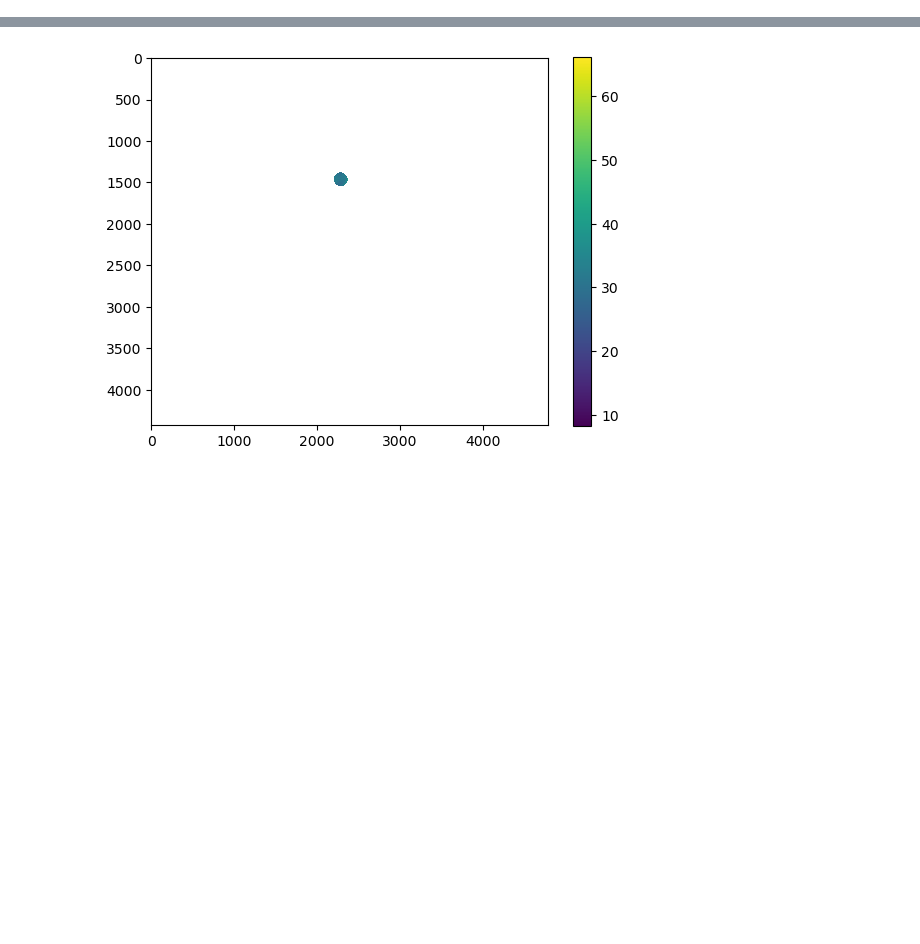
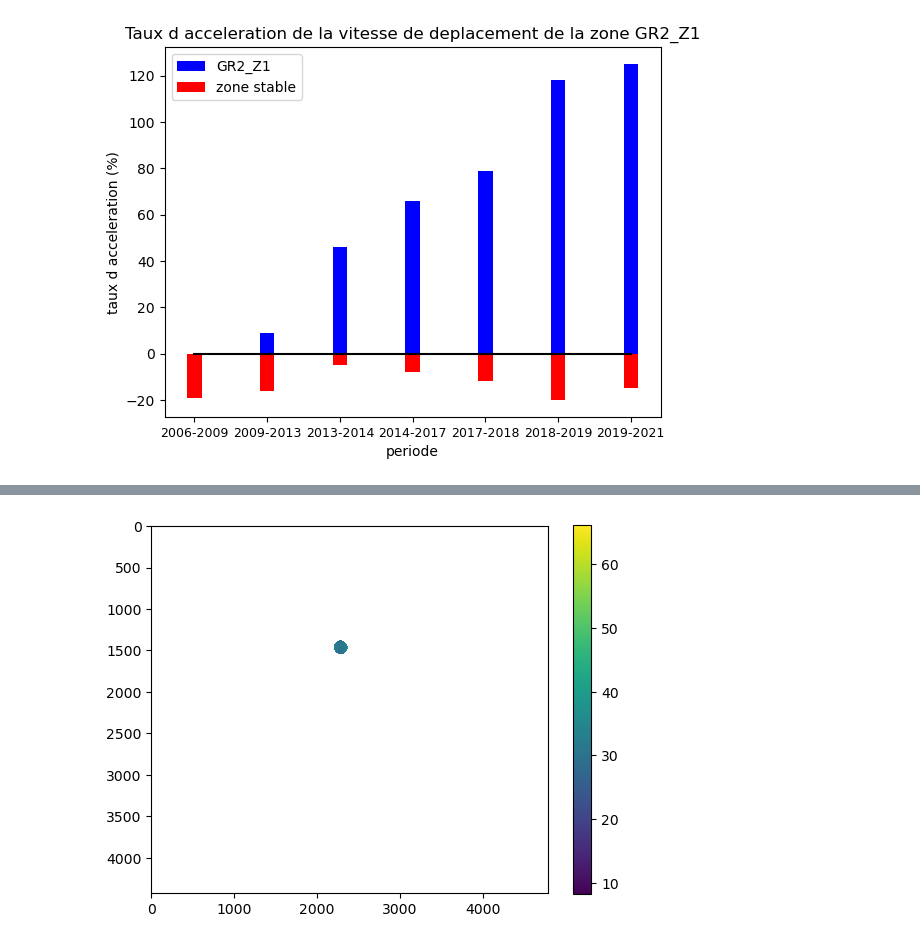
Before and after one commit to rgdyn-toolbox/GeoMultiCorr, a Jupyter notebook: src/manips_ronan.ipynb, the cells around one changed output, grey strips where cells are left out. Saved outputs shown, nothing was run; the diff lists cells and outputs as text; code cells hidden in the pictures; blank space fills up the shorter version.

Commit message:
1° ajout fonction séries temporelles multiples, pour superposer plusieurs vitesses de diff polygones 2° ajout fonction graphique de taux d'accel

```diff
--- a/src/manips_ronan.ipynb
+++ b/src/manips_ronan.ipynb
@@ -218,7 +141,6 @@ etude = gmc_project.GMC_Project('/home/gaiani/Documents/STAGE/mont-vallon')
 
 def recup_zone_etude(statut_zone, index_zone):
 
-    # Récupère layer zones d'extraction - contient des stables et des mouvantes
     xz = etude._xzones
 
    # Selectionne les zones au statut x(stables, mouvantes...) dans le layer d'extraction
@@ -228,6 +150,16 @@ def recup_zone_etude(statut_zone, index_zone):
     xz_etudiee = statut.iloc[index_zone]
 
     return xz_etudiee
+
+def visualisation(statut_zone) :
+    xz = etude._xzones
+    return(xz[xz.statut == str(statut_zone)])
+
+def recup_nom_poly(statut_zone, index_zone):
+    xz = etude._xzones
+    statut = xz[xz.statut == str(statut_zone)]
+
+    return(statut.iloc[index_zone].xz_id)
 
 def mask_raster_depl_par_corr(paire,elem, statut_zone, index_zone) :
 
@@ -358,7 +290,8 @@ def tri_paires(etude,year_debut,year_fin,index_zone):
 
     #on récupère les données de vitesse des paires valides dans le df initial
     vit_mouvement_valide = vit_mouvement.loc[liste_paires_valides]
-    vit_mouvement_valide.to_csv(f"dataframe_tri_paires_{index_zone}.csv", sep = ',')
+
+    vit_mouvement_valide.to_csv(f"tri_paires_{recup_nom_poly('mouvement',index_zone)}.csv", sep = ',')
 
 
     return vit_mouvement_valide
@@ -401,0 +303,3 @@ statut
+# %%
+for i in range(0,7,1):
+    tri_paires(etude,2001,2021,i)
@@ -665,0 +677,44 @@ def visualisation_graphique(df) :
+# %%
+chemin_zM = '/home/gaiani/Documents/STAGE/GeoMultiCorr/src/tri_paires_GRZ2_1.csv'
+chemin_zS = '/home/gaiani/Documents/STAGE/GeoMultiCorr/src/dataframe_zS_0.csv'
+seuil_med = 0.5
+import matplotlib.pyplot as plt
+
+
+def draw_taux_accel(chemin_zM, chemin_zS, seuil_med):
+
+    #df de tx d'accel en zones mouvante et stable
+    df_zM = taux_d_acceleration(str(chemin_zM),seuil_med)
+    df_zS =  taux_d_acceleration(str(chemin_zS),seuil_med)
+    period = periodes_etude(str(chemin_zM))
+
+    #liste de tx d'accel en zS et zM, liste de périodes
+    tx_zM = []
+    tx_zS = []
+
+    for ligne in df_zM.iloc :
+        tx_zM.append(ligne[0])
+    tx_accel_zM = tx_zM[1:]
+
+    for ligne in df_zS.iloc :
+        tx_zS.append(ligne[0])
+    tx_accel_zS = tx_zS[1:]
+
+    abs = [f"{period[i][0]}-{period[i][1]}" for i in range(len(period))]
+    A = abs[1:]
+
+    #zM
+    plt.bar(A,tx_accel_zM, color = 'blue', width=0.2, label = 'GR2_Z1')
+    #zS
+    plt.bar(A,tx_accel_zS, color = 'red', width=0.2, label = 'zone stable')
+    plt.plot(A,[0 for x in range(len(A))], color = 'black')
+    plt.legend()
+
+    plt.xlabel('periode')
+    plt.ylabel('taux d acceleration (%)')
+    plt.title('Taux d acceleration de la vitesse de deplacement de la zone GR2_Z1')
+    plt.tick_params(axis = 'x', labelsize = 9)
+
+draw_taux_accel(chemin_zM, chemin_zS, seuil_med)
+# %% [output]
+[figure, added]
```
Also changed, not shown: parts of 16 cells of this notebook, 10 other files.
